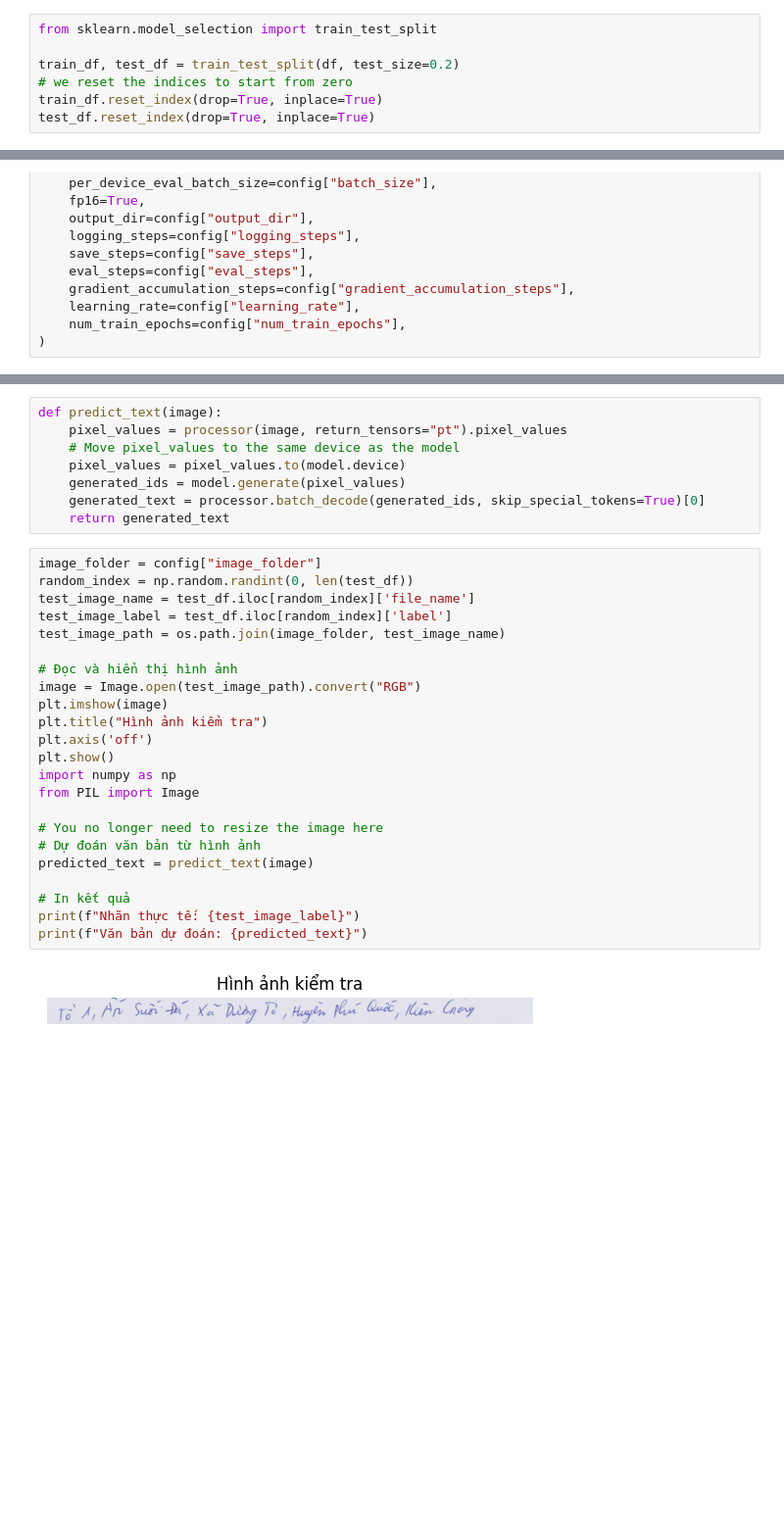
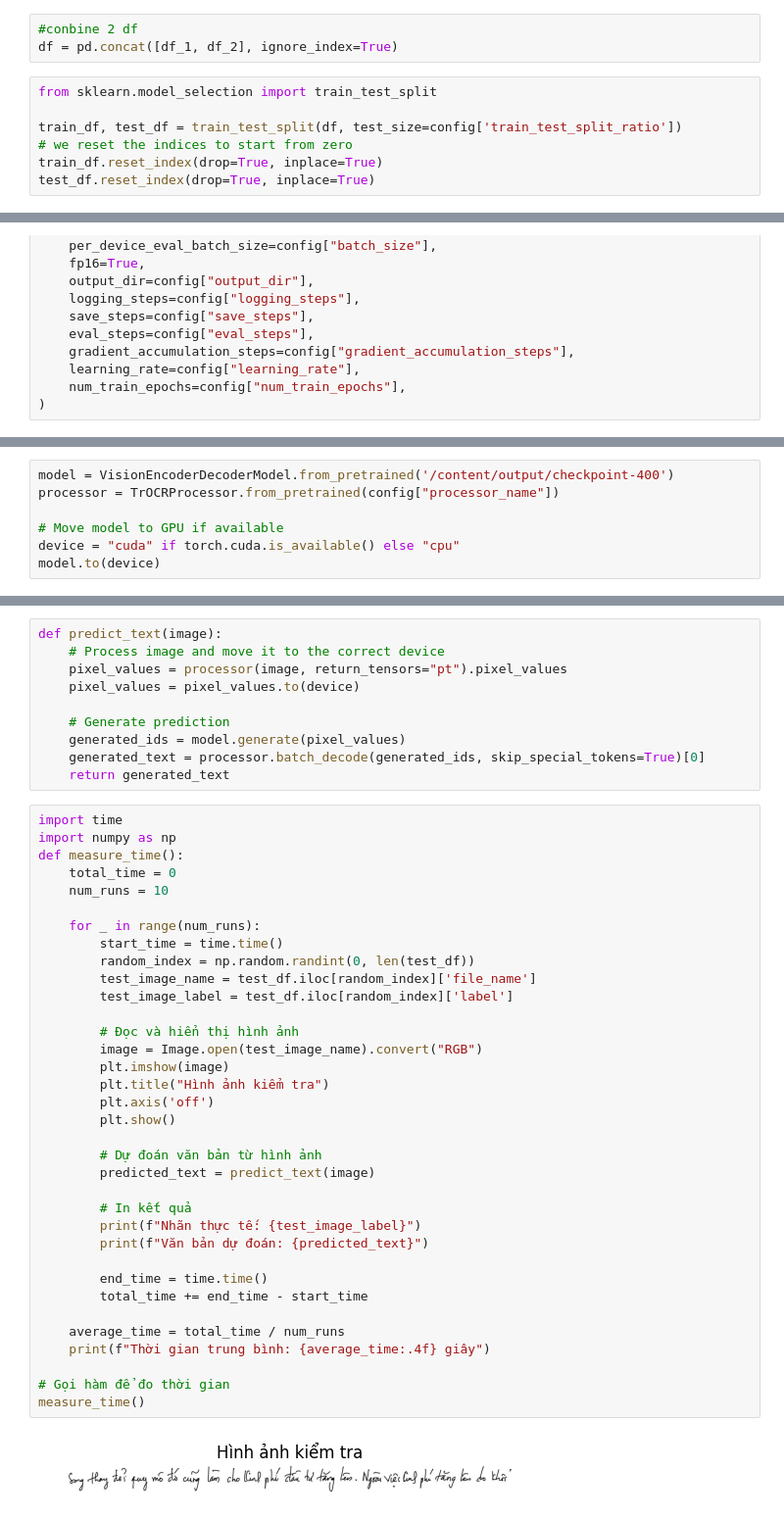
Before and after one commit to daominhwysi/TrOCR-Vietnamese, a Jupyter notebook: model.ipynb, the cells around one changed output, grey strips where cells are left out. Shown at 98% size. Saved outputs shown, nothing was run; the diff lists cells and outputs as text; blank space fills up the shorter version.

```diff
--- a/model.ipynb
+++ b/model.ipynb
@@ -74,7 +176,10 @@ plt.show()
+# %%
+#conbine 2 df
+df = pd.concat([df_1, df_2], ignore_index=True)
 # %%
 from sklearn.model_selection import train_test_split
 
-train_df, test_df = train_test_split(df, test_size=0.2)
+train_df, test_df = train_test_split(df, test_size=config['train_test_split_ratio'])
 # we reset the indices to start from zero
 train_df.reset_index(drop=True, inplace=True)
 test_df.reset_index(drop=True, inplace=True)
@@ -262,0 +330,7 @@ For inference on new images, I refer to my inference notebook, that can also be
+# %%
+model = VisionEncoderDecoderModel.from_pretrained('/content/output/checkpoint-400')
+processor = TrOCRProcessor.from_pretrained(config["processor_name"])
+
+# Move model to GPU if available
+device = "cuda" if torch.cuda.is_available() else "cpu"
+model.to(device)
@@ -263,33 +355,47 @@ For inference on new images, I refer to my inference notebook, that can also be
 # %%
 def predict_text(image):
+    # Process image and move it to the correct device
     pixel_values = processor(image, return_tensors="pt").pixel_values
-    # Move pixel_values to the same device as the model
-    pixel_values = pixel_values.to(model.device)
+    pixel_values = pixel_values.to(device)
+
+    # Generate prediction
     generated_ids = model.generate(pixel_values)
     generated_text = processor.batch_decode(generated_ids, skip_special_tokens=True)[0]
     return generated_text
 # %%
-image_folder = config["image_folder"]
-random_index = np.random.randint(0, len(test_df))
-test_image_name = test_df.iloc[random_index]['file_name']
-test_image_label = test_df.iloc[random_index]['label']
-test_image_path = os.path.join(image_folder, test_image_name)
+import time
+import numpy as np
+def measure_time():
+    total_time = 0
+    num_runs = 10
 
-# Đọc và hiển thị hình ảnh
-image = Image.open(test_image_path).convert("RGB")
-plt.imshow(image)
-plt.title("Hình ảnh kiểm tra")
-plt.axis('off')
-plt.show()
-import numpy as np
-from PIL import Image
+    for _ in range(num_runs):
+        start_time = time.time()
+        random_index = np.random.randint(0, len(test_df))
+        test_image_name = test_df.iloc[random_index]['file_name']
+        test_image_label = test_df.iloc[random_index]['label']
 
-# You no longer need to resize the image here
-# Dự đoán văn bản từ hình ảnh
-predicted_text = predict_text(image)
+        # Đọc và hiển thị hình ảnh
+        image = Image.open(test_image_name).convert("RGB")
+        plt.imshow(image)
+        plt.title("Hình ảnh kiểm tra")
+        plt.axis('off')
+        plt.show()
 
-# In kết quả
-print(f"Nhãn thực tế: {test_image_label}")
-print(f"Văn bản dự đoán: {predicted_text}")
+        # Dự đoán văn bản từ hình ảnh
+        predicted_text = predict_text(image)
+
+        # In kết quả
+        print(f"Nhãn thực tế: {test_image_label}")
+        print(f"Văn bản dự đoán: {predicted_text}")
+
+        end_time = time.time()
+        total_time += end_time - start_time
+
+    average_time = total_time / num_runs
+    print(f"Thời gian trung bình: {average_time:.4f} giây")
+
+# Gọi hàm để đo thời gian
+measure_time()
 # %% [output]
-[figure, old version]
+[figure, new version]
```
Also changed, not shown: parts of 44 cells of this notebook, 1 other file.
